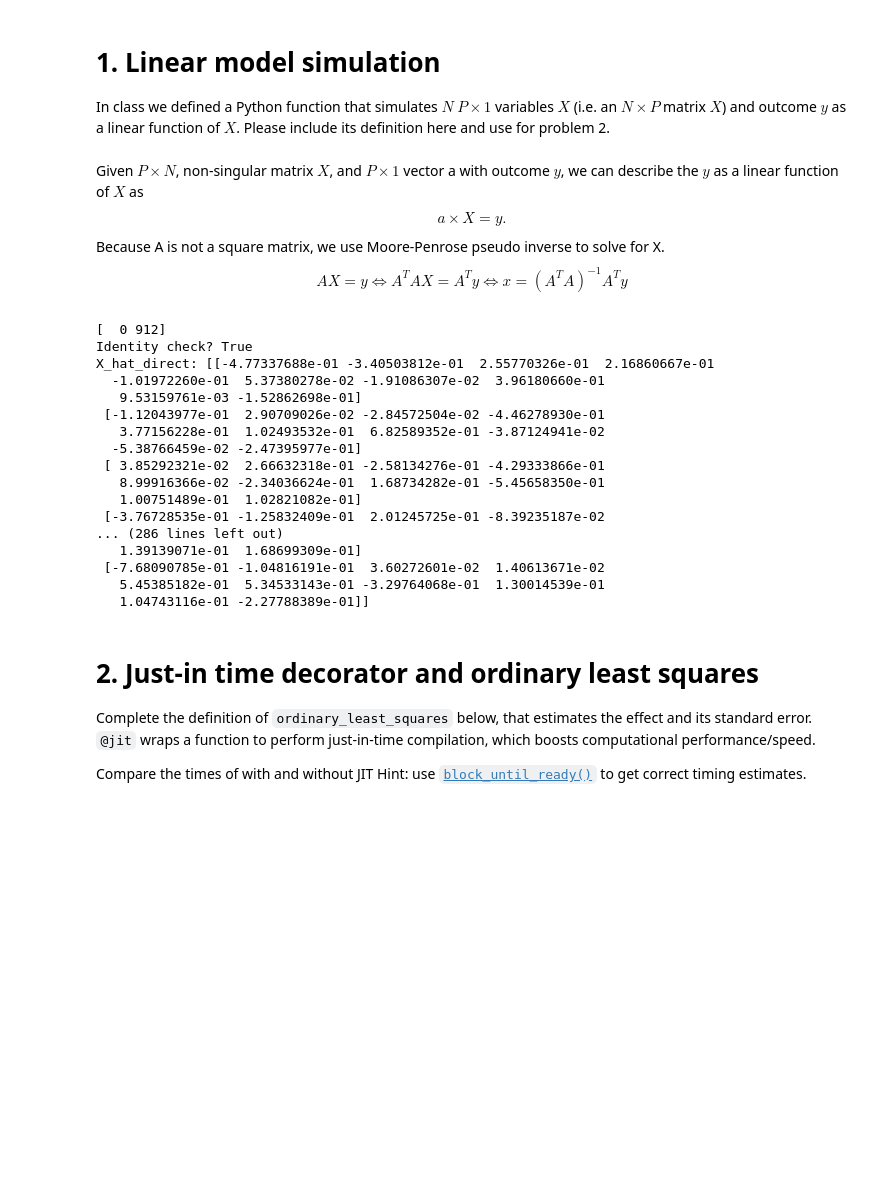
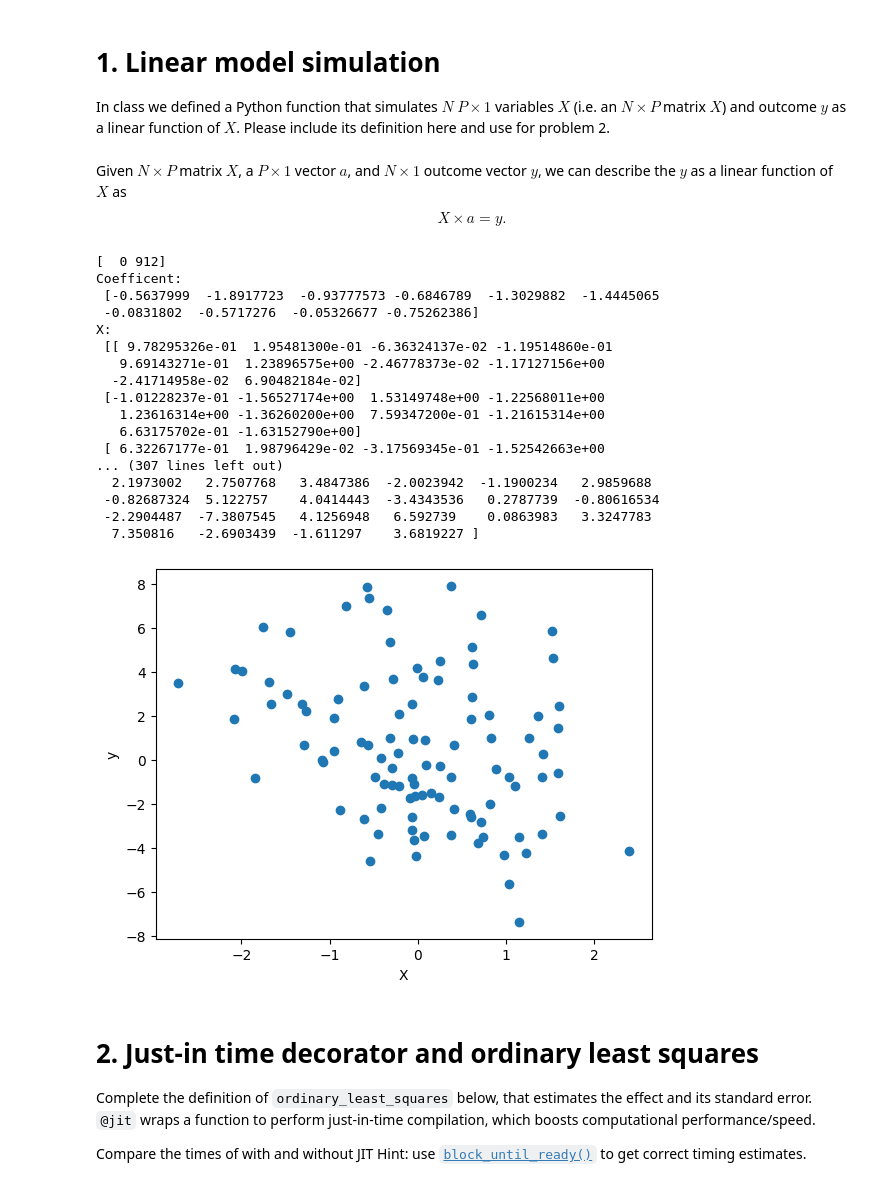
Before and after one commit to anhquan-truong/PM520, a Jupyter notebook: HW/PM520_HW1.ipynb, the cells around one changed output. Saved outputs shown, nothing was run; the diff lists cells and outputs as text; code cells hidden in the pictures; blank space fills up the shorter version.

```diff
--- a/HW/PM520_HW1.ipynb
+++ b/HW/PM520_HW1.ipynb
@@ -11,54 +12,50 @@ import jax.numpy.linalg as jnpla
 # 1. Linear model simulation
 In class we defined a Python function that simulates $N$ $P\times 1$ variables $X$ (i.e. an $N \times P$ matrix $X$) and outcome $y$ as a linear function of $X$. Please include its definition here and use for problem 2.
 # %% [markdown]
-Given $P \times N$, non-singular matrix $X$, and $P \times 1$ vector a with outcome $y$, we can describe the $y$ as a linear function of $X$ as $$a \times X=y.$$
-Because A is not a square matrix, we use Moore-Penrose pseudo inverse to solve for X. $$AX=y \iff A^TAX=A^Ty  \iff x = (A^TA)^{-1}A^Ty$$
+Given $N \times P$ matrix $X$, a $P \times 1$ vector $a$, and $N \times 1$ outcome vector $y$, we can describe the $y$ as a linear function of $X$ as $$X\times a =y.$$
 # %%
 def sim_linear_reg(key, N, P, r2=0.5):
   key, x_key = rdm.split(key)
   a = rdm.normal(key, shape=(P,))
   X = rdm.normal(x_key, shape = (N, P))
-  y = A @ X
-  return A, X, y
+  y = X @ a
+  return a, X, y
 
 seed = 912
 key = rdm.PRNGKey(seed) # creating key from seed
 print(key) # Print only the single key
 
 N = 100 # variables
 P = 10 # dimensions - or number of features
 
-A, X, y = sim_linear_reg(key, N, P, r2=0.5) # Pass the single 'key' instead of 'sim_key'
+a, X, y = sim_linear_reg(key, N, P, r2=0.5)
+print(f"Coefficent: \n {a}")
+print(f"X: \n {X}")
+print(f"Y: \n {y}")
 
-# Solving using algebraic approach
-Apinv = jnpla.pinv(A) #Using Moore-Penrose pseudo-inverse because of non-square matrix
-is_same  = jnp.allclose(jnp.eye(P,P), A@Apinv, atol = 10e-6)
-print(f"Identity check? {is_same}")
-
-X_hat_direct = Apinv @ y
-print(f"X_hat_direct: {X_hat_direct}")
-
-# Solving using solver
-X_hat = jnpla.solve(A,y)
-print(f"X_hat: {X_hat}")
+plt.scatter(X[:, 2], y)
+plt.xlabel("X")
+plt.ylabel("y")
+plt.show()
 # %% [output]
 [  0 912]
-Identity check? True
-X_hat_direct: [[-4.77337688e-01 -3.40503812e-01  2.55770326e-01  2.16860667e-01
-  -1.01972260e-01  5.37380278e-02 -1.91086307e-02  3.96180660e-01
-   9.53159761e-03 -1.52862698e-01]
- [-1.12043977e-01  2.90709026e-02 -2.84572504e-02 -4.46278930e-01
-   3.77156228e-01  1.02493532e-01  6.82589352e-01 -3.87124941e-02
-  -5.38766459e-02 -2.47395977e-01]
- [ 3.85292321e-02  2.66632318e-01 -2.58134276e-01 -4.29333866e-01
-   8.99916366e-02 -2.34036624e-01  1.68734282e-01 -5.45658350e-01
-   1.00751489e-01  1.02821082e-01]
- [-3.76728535e-01 -1.25832409e-01  2.01245725e-01 -8.39235187e-02
-... (286 lines left out)
-   1.39139071e-01  1.68699309e-01]
- [-7.68090785e-01 -1.04816191e-01  3.60272601e-02  1.40613671e-02
-   5.45385182e-01  5.34533143e-01 -3.29764068e-01  1.30014539e-01
-   1.04743116e-01 -2.27788389e-01]]
+Coefficent:
+ [-0.5637999  -1.8917723  -0.93777573 -0.6846789  -1.3029882  -1.4445065
+ -0.0831802  -0.5717276  -0.05326677 -0.75262386]
+X:
+ [[ 9.78295326e-01  1.95481300e-01 -6.36324137e-02 -1.19514860e-01
+   9.69143271e-01  1.23896575e+00 -2.46778373e-02 -1.17127156e+00
+  -2.41714958e-02  6.90482184e-02]
+ [-1.01228237e-01 -1.56527174e+00  1.53149748e+00 -1.22568011e+00
+   1.23616314e+00 -1.36260200e+00  7.59347200e-01 -1.21615314e+00
+   6.63175702e-01 -1.63152790e+00]
+ [ 6.32267177e-01  1.98796429e-02 -3.17569345e-01 -1.52542663e+00
+... (307 lines left out)
+  2.1973002   2.7507768   3.4847386  -2.0023942  -1.1900234   2.9859688
+ -0.82687324  5.122757    4.0414443  -3.4343536   0.2787739  -0.80616534
+ -2.2904487  -7.3807545   4.1256948   6.592739    0.0863983   3.3247783
+  7.350816   -2.6903439  -1.611297    3.6819227 ]
+[figure, added]
 # %% [markdown]
 # 2. Just-in time decorator and ordinary least squares
 Complete the definition of `ordinary_least_squares` below, that estimates the effect and its standard error. `@jit` wraps a function to perform just-in-time compilation, which boosts computational performance/speed.
```
Also changed, not shown: parts of 1 cell of this notebook.
